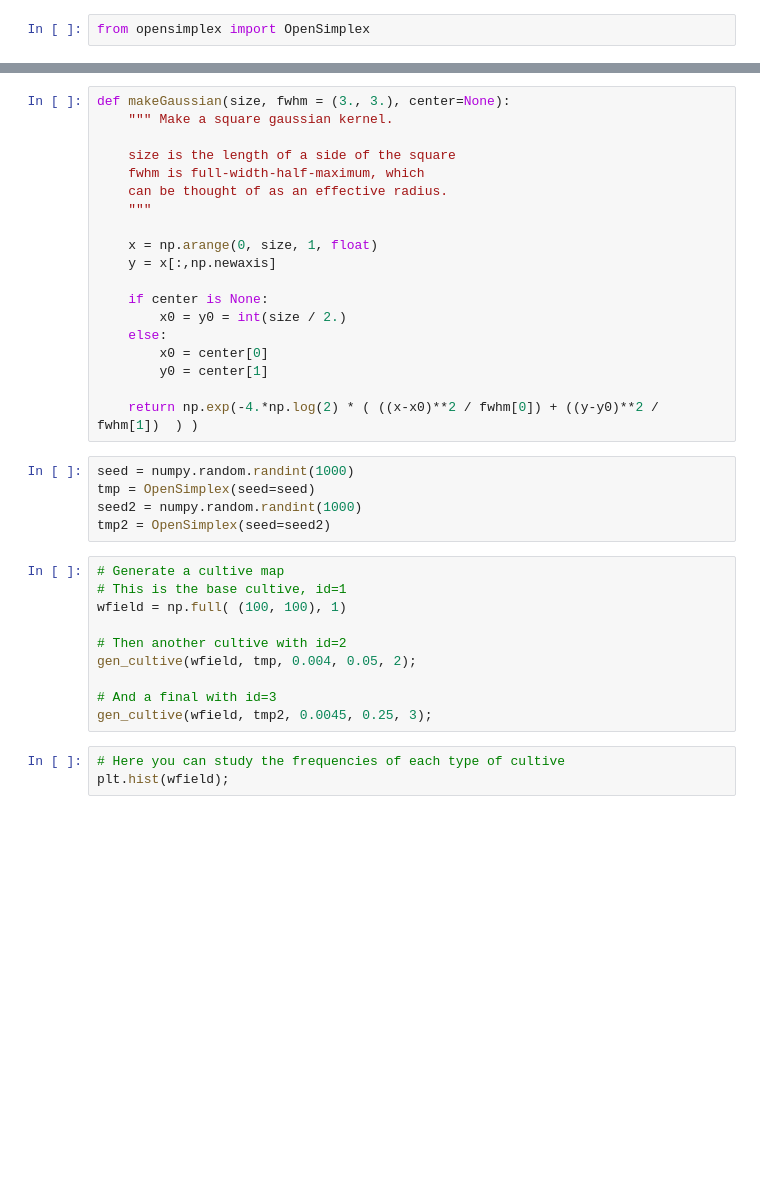
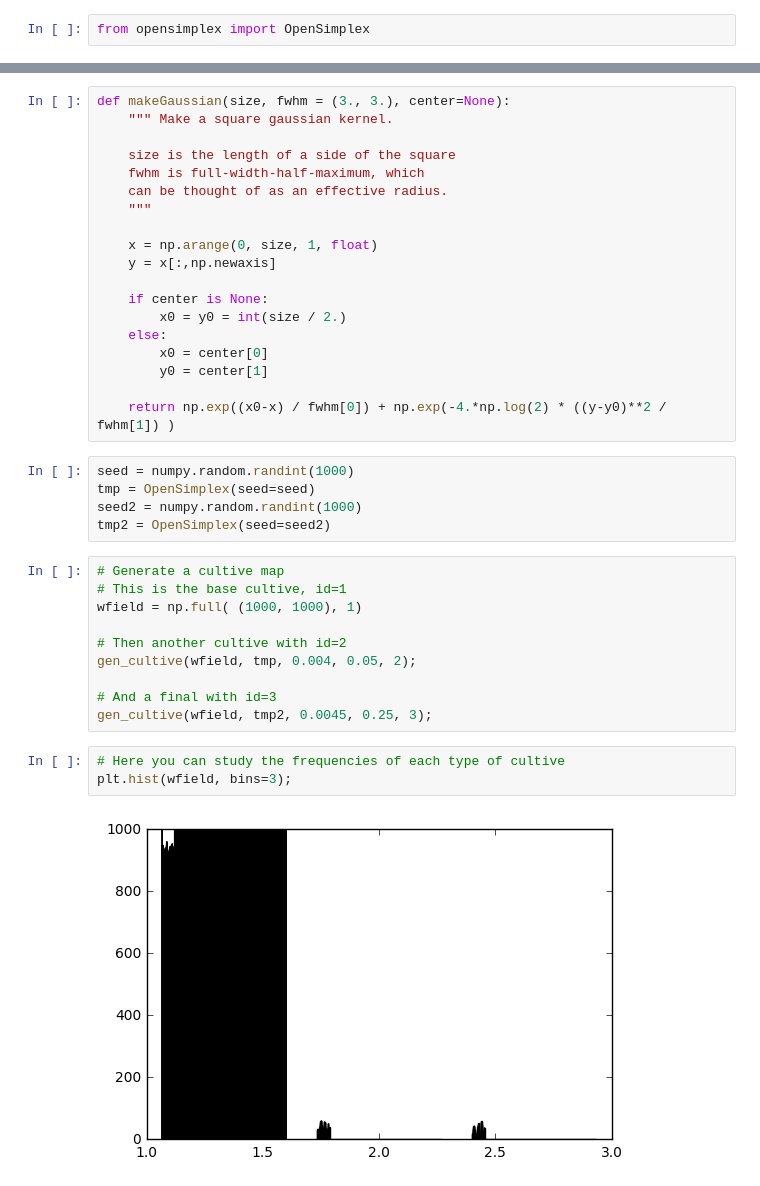
Before and after one commit to vbuens/patospread, a Jupyter notebook: patospread.ipynb, the cells around one changed output, grey strips where cells are left out. Saved outputs shown, nothing was run; the diff lists cells and outputs as text; blank space fills up the shorter version.

```diff
--- a/patospread.ipynb
+++ b/patospread.ipynb
@@ -35,7 +38,7 @@ def makeGaussian(size, fwhm = (3., 3.), center=None):
         x0 = center[0]
         y0 = center[1]
 
-    return np.exp(-4.*np.log(2) * ( ((x-x0)**2 / fwhm[0]) + ((y-y0)**2 / fwhm[1])  ) )
+    return np.exp((x0-x) / fwhm[0]) + np.exp(-4.*np.log(2) * ((y-y0)**2 / fwhm[1]) )
 # %%
 seed = numpy.random.randint(1000)
 tmp = OpenSimplex(seed=seed)
@@ -44,7 +47,7 @@ tmp2 = OpenSimplex(seed=seed2)
 # %%
 # Generate a cultive map
 # This is the base cultive, id=1
-wfield = np.full( (100, 100), 1)
+wfield = np.full( (1000, 1000), 1)
 
 # Then another cultive with id=2
 gen_cultive(wfield, tmp, 0.004, 0.05, 2);
@@ -53,7 +56,9 @@ gen_cultive(wfield, tmp, 0.004, 0.05, 2);
 gen_cultive(wfield, tmp2, 0.0045, 0.25, 3);
 # %%
 # Here you can study the frequencies of each type of cultive
-plt.hist(wfield);
+plt.hist(wfield, bins=3);
+# %% [output]
+[figure, added]
 # %%
 # Random cultive representation map
 plt.imshow(wfield)
```
Also changed, not shown: parts of 12 cells of this notebook, 1 other file.
